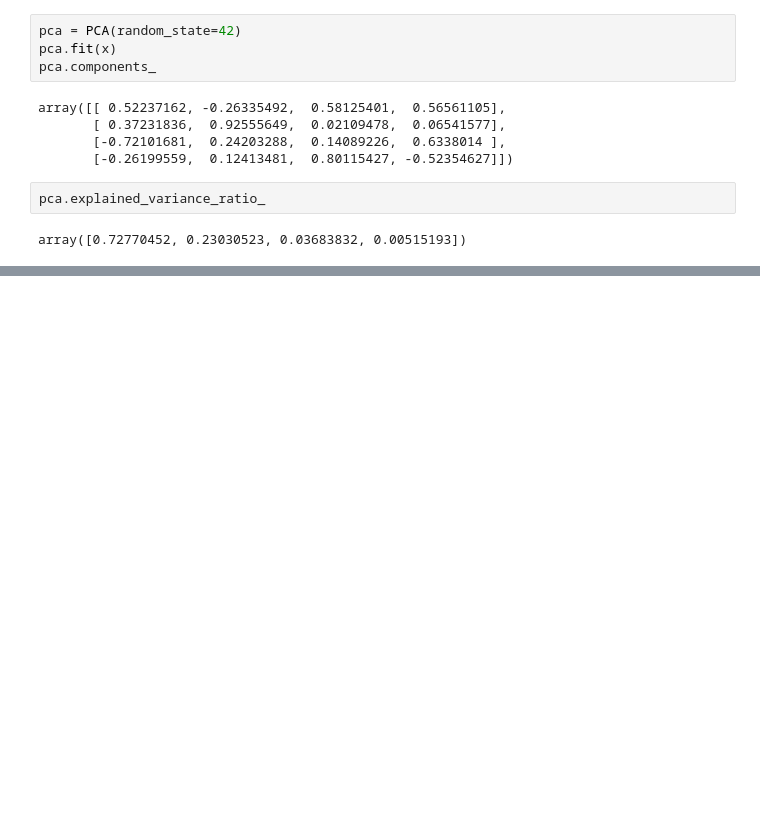
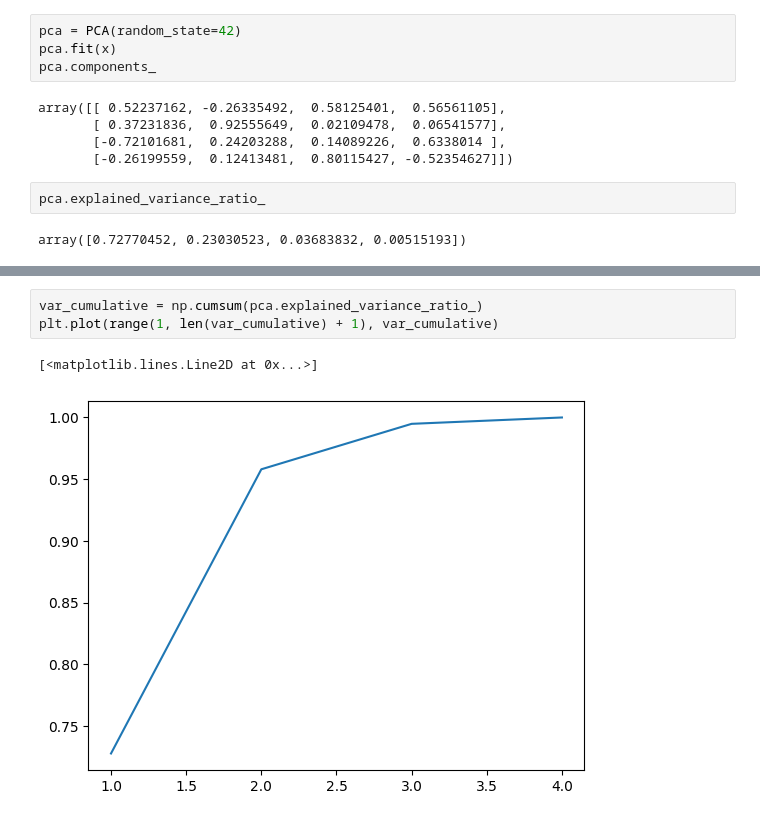
Before and after one commit to mundrapiyush/data-analysis, a Jupyter notebook: PCA/pca-comprehension.ipynb, the cells around one changed output, grey strips where cells are left out. Saved outputs shown, nothing was run; the diff lists cells and outputs as text; blank space fills up the shorter version.

```diff
--- a/PCA/pca-comprehension.ipynb
+++ b/PCA/pca-comprehension.ipynb
@@ -26,0 +33,6 @@ array([0.72770452, 0.23030523, 0.03683832, 0.00515193])
+# %%
+var_cumulative = np.cumsum(pca.explained_variance_ratio_)
+plt.plot(range(1, len(var_cumulative) + 1), var_cumulative)
+# %% [output]
+[<matplotlib.lines.Line2D at 0x...>]
+[figure, added]
```
Also changed, not shown: parts of 5 cells of this notebook, 6 other files.
